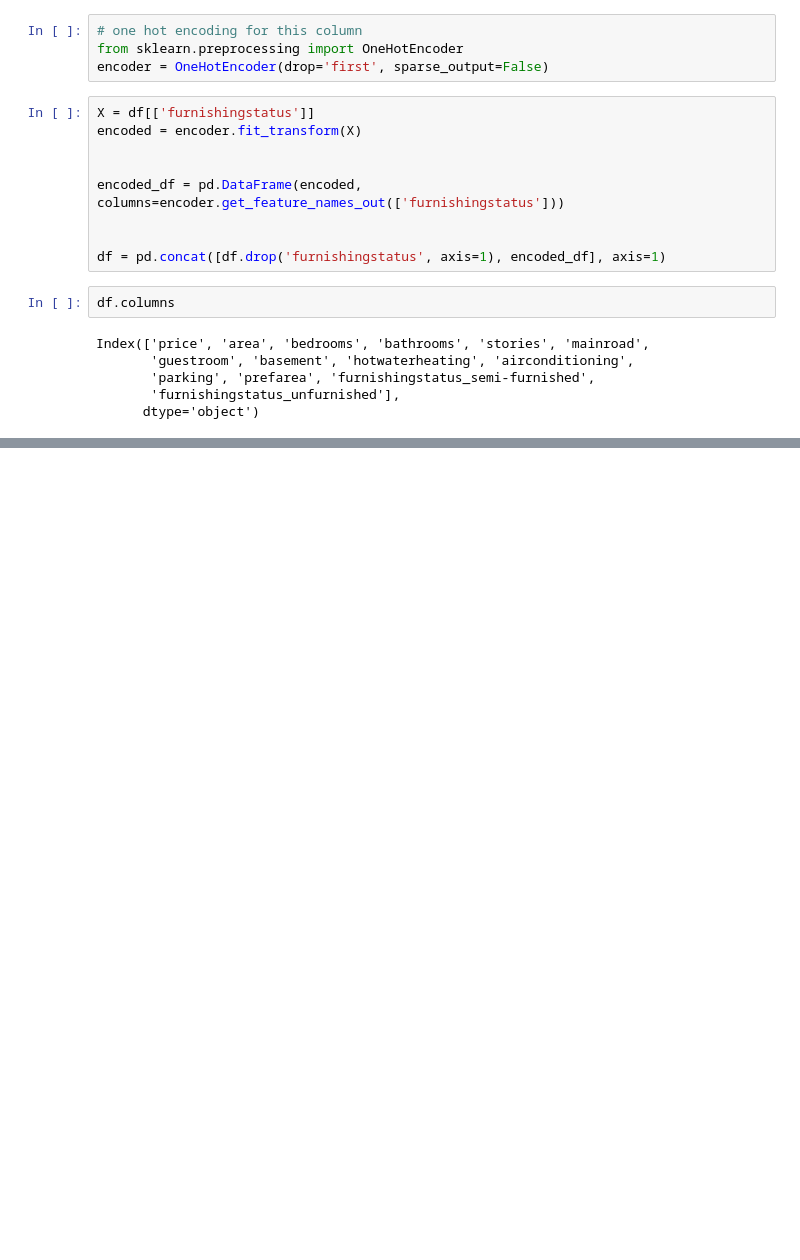
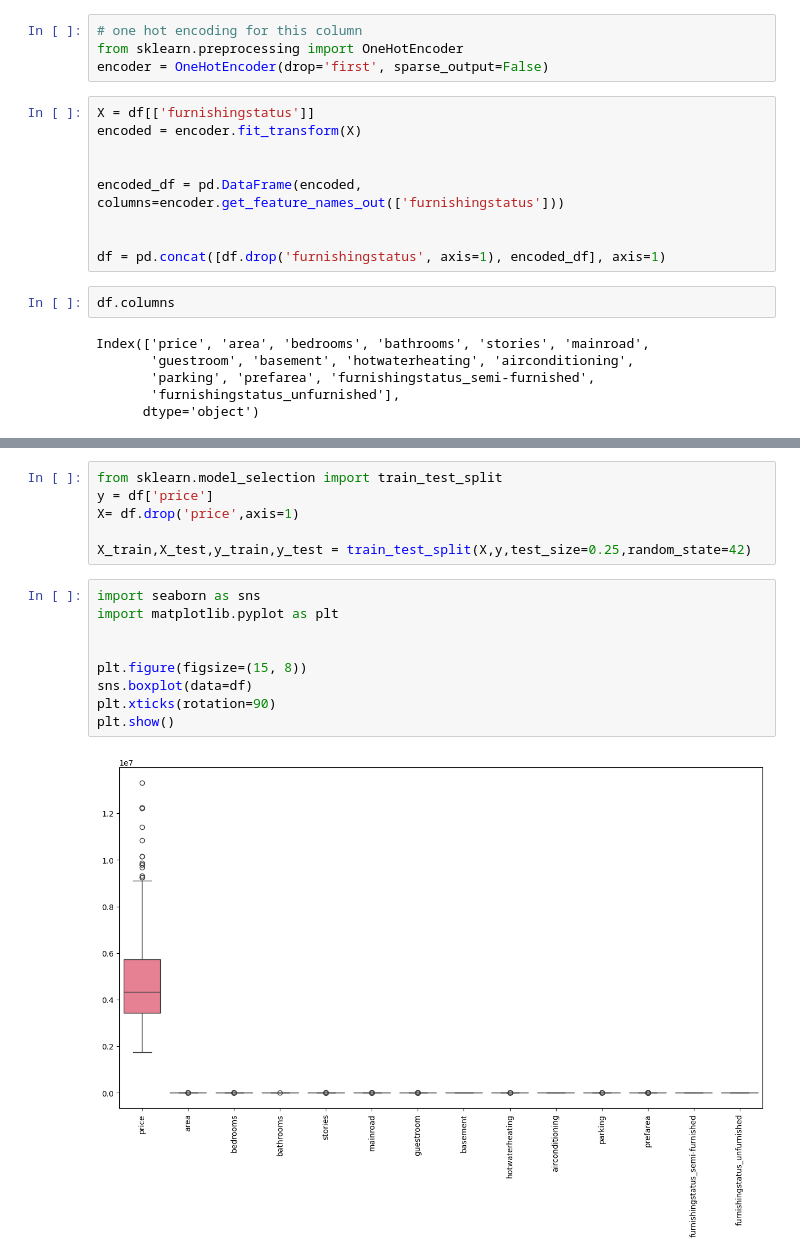
Before and after one commit to Harsimran-singh-7765/Elevate_labs_Harsimran_singh_task_3, a Jupyter notebook: app.ipynb, the cells around one changed output, grey strips where cells are left out. Drawn from its saved outputs; the diff is of its cells as text; blank space fills up the shorter version.

Commit message:
completed the regression model

```diff
--- a/app.ipynb
+++ b/app.ipynb
@@ -107,0 +116,17 @@ Index(['price', 'area', 'bedrooms', 'bathrooms', 'stories', 'mainroad',
+# %%
+from sklearn.model_selection import train_test_split
+y = df['price']
+X= df.drop('price',axis=1)
+
+X_train,X_test,y_train,y_test = train_test_split(X,y,test_size=0.25,random_state=42)
+# %%
+import seaborn as sns
+import matplotlib.pyplot as plt
+
+
+plt.figure(figsize=(15, 8))
+sns.boxplot(data=df)
+plt.xticks(rotation=90)
+plt.show()
+# %% [output]
+[figure, added]
```
Also changed, not shown: parts of 6 cells of this notebook.
